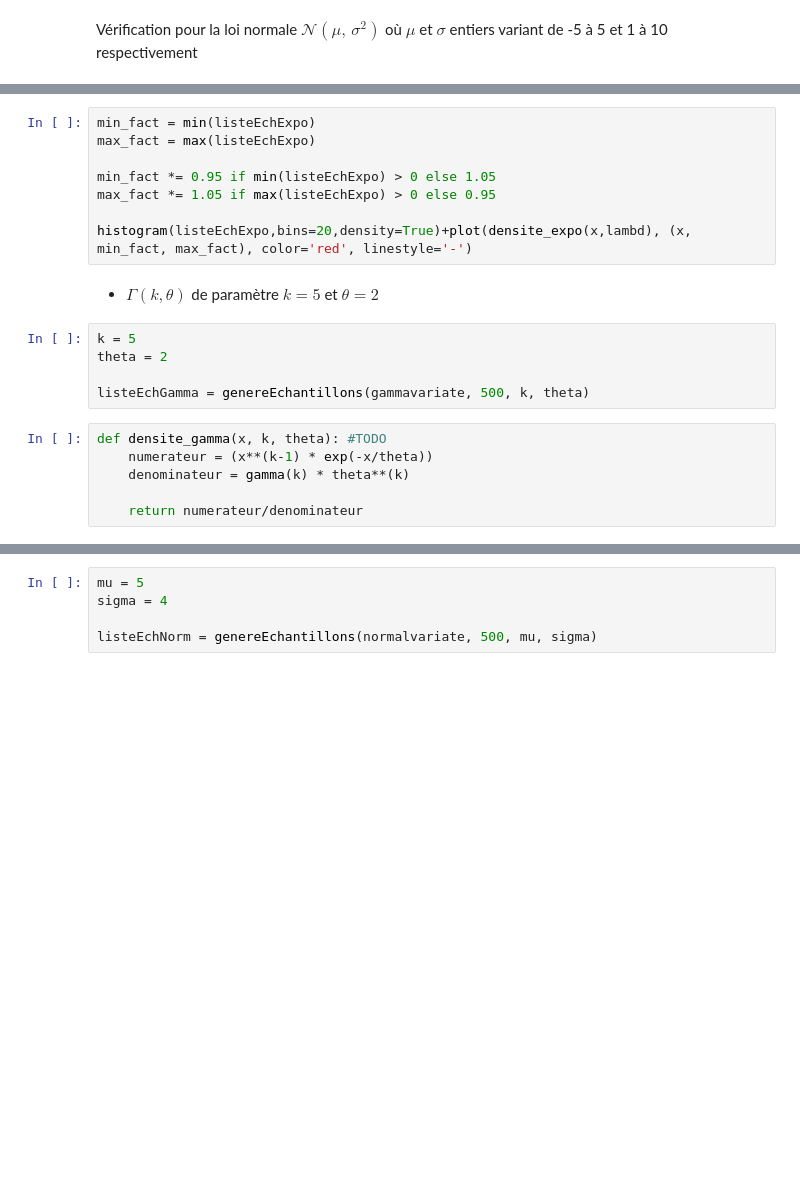
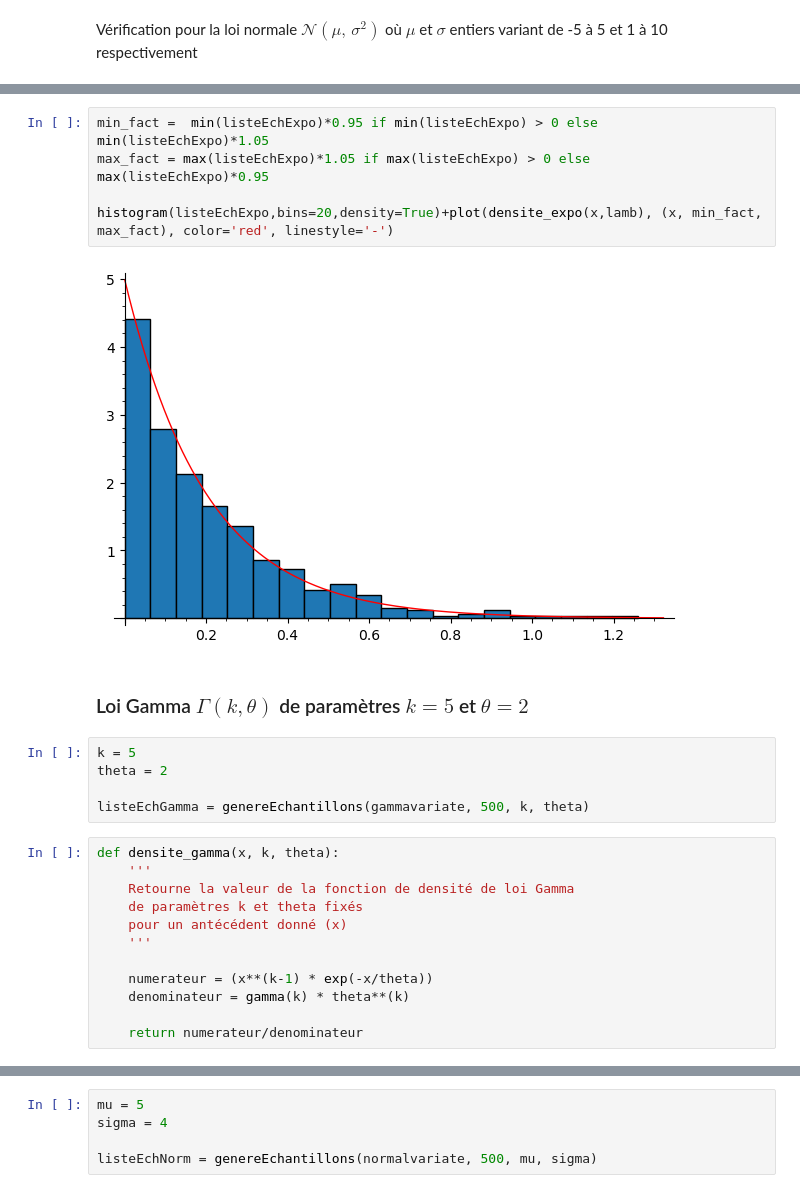
Before and after one commit to vctr-dng/mini-projet-stat, a Jupyter notebook: main.ipynb, the cells around one changed output, grey strips where cells are left out. Drawn from its saved outputs; the diff is of its cells as text; blank space fills up the shorter version.

```diff
--- a/main.ipynb
+++ b/main.ipynb
@@ -160,20 +310,25 @@ histogram(listeEchExpo,bins=20)+plot(densite_expo(x,lambd), (x, min(listeEchExpo
 # %%
-min_fact = min(listeEchExpo)
-max_fact = max(listeEchExpo)
+min_fact =  min(listeEchExpo)*0.95 if min(listeEchExpo) > 0 else  min(listeEchExpo)*1.05
+max_fact = max(listeEchExpo)*1.05 if max(listeEchExpo) > 0 else max(listeEchExpo)*0.95
 
-min_fact *= 0.95 if min(listeEchExpo) > 0 else 1.05
-max_fact *= 1.05 if max(listeEchExpo) > 0 else 0.95
-
-histogram(listeEchExpo,bins=20,density=True)+plot(densite_expo(x,lambd), (x, min_fact, max_fact), color='red', linestyle='-')
+histogram(listeEchExpo,bins=20,density=True)+plot(densite_expo(x,lamb), (x, min_fact, max_fact), color='red', linestyle='-')
+# %% [output]
+[figure, added]
 # %% [markdown]
-- $\Gamma(k,\theta)$ de paramètre $ k = 5 $ et $ \theta = 2 $
+### Loi  Gamma $\Gamma(k,\theta)$ de paramètres $ k = 5 $ et $ \theta = 2 $
 # %%
 k = 5
 theta = 2
 
 listeEchGamma = genereEchantillons(gammavariate, 500, k, theta)
 # %%
-def densite_gamma(x, k, theta): #TODO
+def densite_gamma(x, k, theta):
+    '''
+    Retourne la valeur de la fonction de densité de loi Gamma
+    de paramètres k et theta fixés
+    pour un antécédent donné (x)
+    '''
+
     numerateur = (x**(k-1) * exp(-x/theta))
     denominateur = gamma(k) * theta**(k)
 
```
Also changed, not shown: parts of 143 cells of this notebook.
